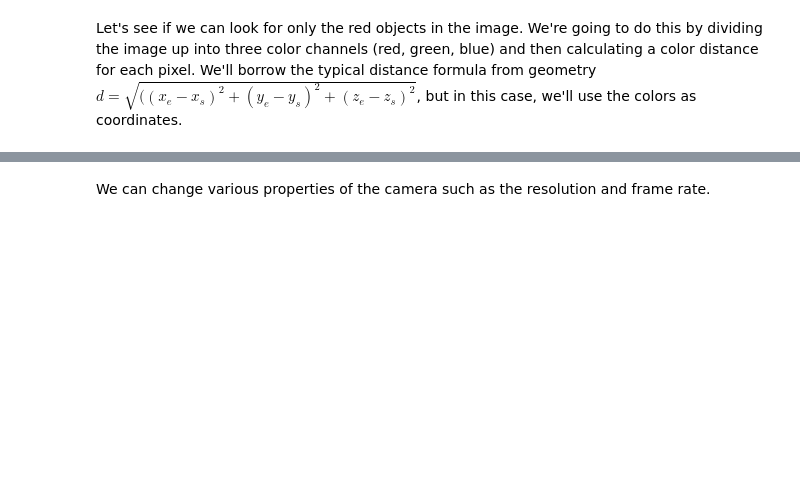
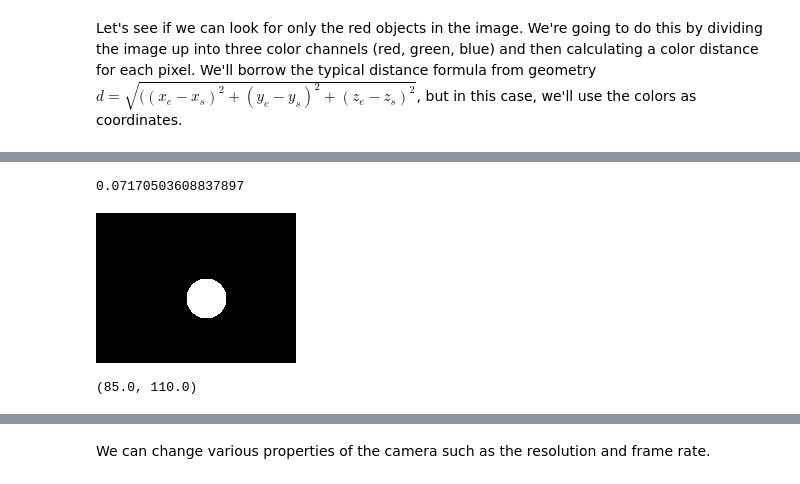
Before and after one commit to brianedw/PyVisionLab, a Jupyter notebook: labSoln.ipynb, the cells around one changed output, grey strips where cells are left out. Cells and saved outputs as stored; diff of their text form; code cells hidden in the pictures; blank space fills up the shorter version.

```diff
--- a/labSoln.ipynb
+++ b/labSoln.ipynb
@@ -117,0 +132,23 @@ We begin by creating a `camera` object.
+# %%
+def floatLumTo8BitRGB(lumFloat):
+    lum8Bit = np.clip(256*lumFloat, 0, 255).astype('uint8')  # Rescale the image data to 'uint8' in range [0, 255]
+    lum8BitRGB = np.dstack((lum8Bit, lum8Bit, lum8Bit))      # Turn it into RGB image.  The function np.dstack combines three 2D mxn arrays into one mxnx3 array.
+    return lum8BitRGB
+# %%
+def thresholdBinarize(distData, threshold):
+    maskData = np.where(distData < threshold, 1, 0)
+    return maskData
+# %%
+np.min(distData)
+# %% [output]
+0.07170503608837897
+# %%
+distData = computeColorDistance(testImageData, [255, 0, 0])
+isRedEnough = thresholdBinarize(distData, 0.1)
+Image.fromarray(floatLumTo8BitRGB(isRedEnough))
+# %% [output]
+[figure, added]
+# %%
+ndimage.measurements.center_of_mass(isRedEnough)
+# %% [output]
+(85.0, 110.0)
```
Also changed, not shown: parts of 31 cells of this notebook, 1 other file.
